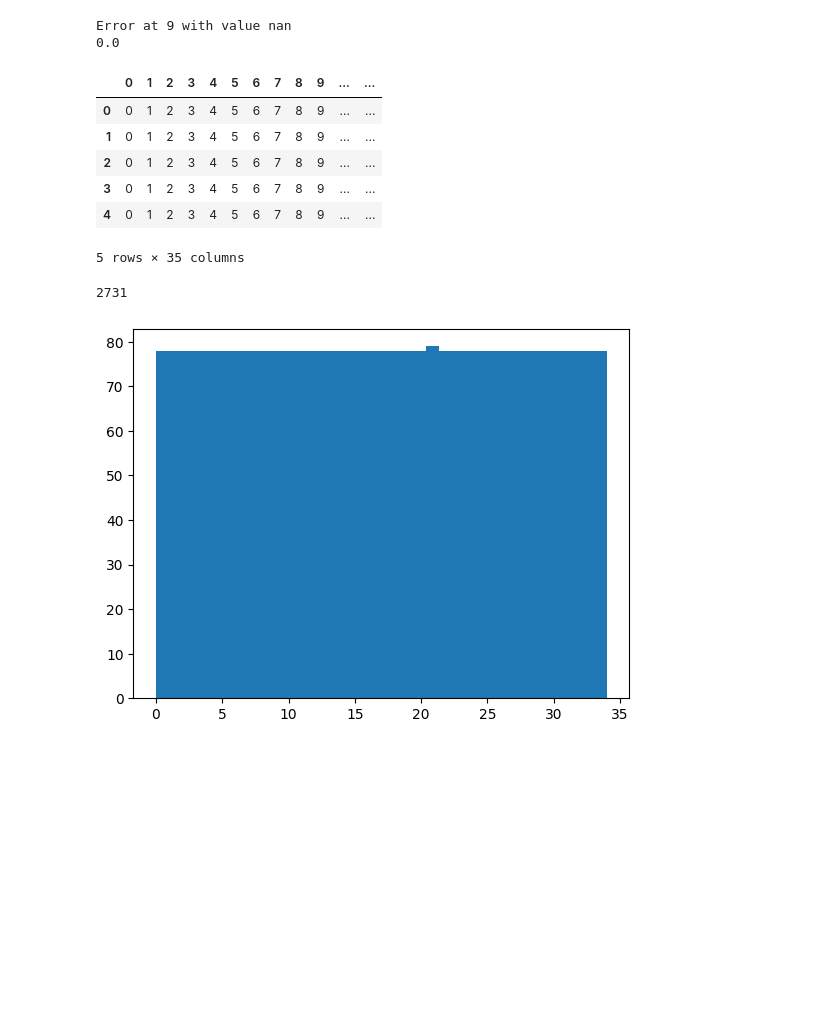
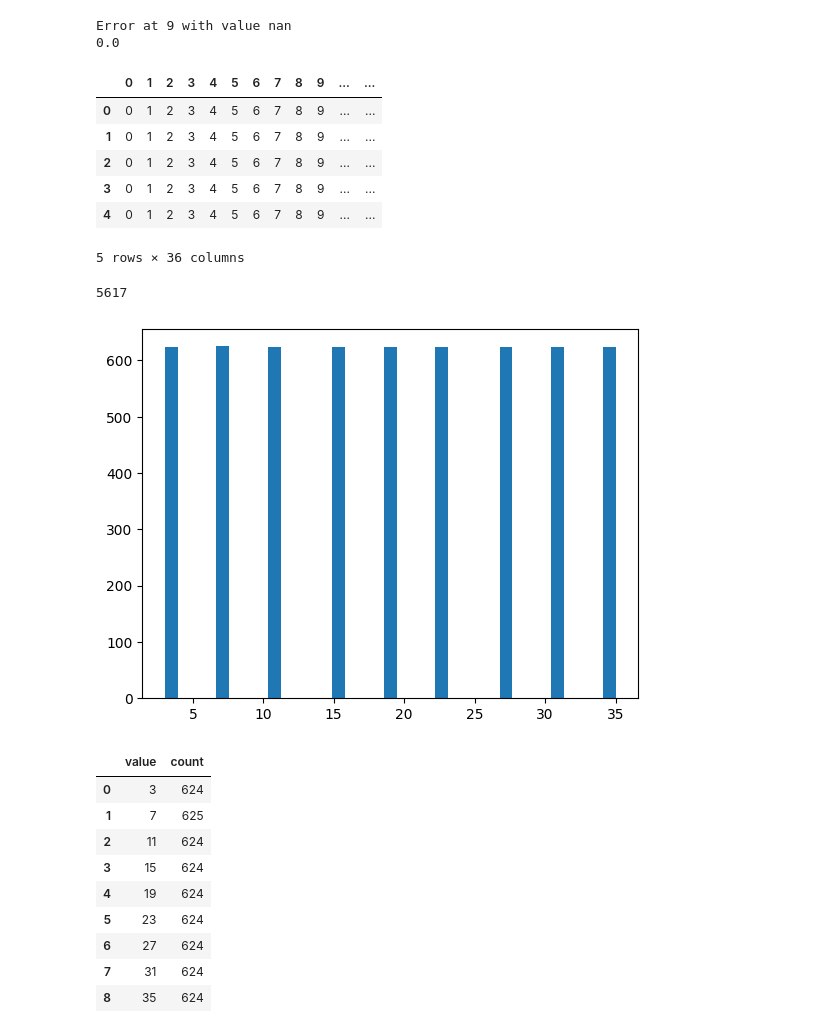
Before and after one commit to JoeyShapiro/GPT-Scratch-TimeSeries, a Jupyter notebook: data.ipynb, the cells around one changed output. Saved outputs shown, nothing was run; the diff lists cells and outputs as text; code cells hidden in the pictures; blank space fills up the shorter version.

```diff
--- a/data.ipynb
+++ b/data.ipynb
@@ -111,7 +112,7 @@ import numpy as np
 import pandas as pd
 
 # create row of 35 values from 0 to 34
-row = np.arange(35)
+row = np.arange(36)
 
 # repeat a bunch of times
 df = pd.DataFrame(np.tile(row, (10000, 1)))
@@ -123,36 +124,54 @@ tokens = df.values.flatten()
 dataset = []
 real = []
 max_length = 512
-stride = 128
+stride = 65 # 64 -> 3 7 11 15 19 23 27 31 35
 for i in range(0, len(tokens) - max_length, stride):
     sequence = tokens[i:i + max_length]
     if len(sequence) == max_length:
         input_sequence = np.array(sequence[:-1])#, dtype=np.int64) # dont include the last token
         target_sequence = np.array(sequence[1:])#, dtype=np.int64) # dont include the first token
 
         dataset.append({
             'input_ids': input_sequence,
             'labels': target_sequence
         })
         real.append(target_sequence[-1])
 
 print(len(dataset))
 
 # get the distribution of the last token and put in histogram
 import matplotlib.pyplot as plt
 plt.hist(real, bins=35)
 plt.show()
 
 # check distribution of dataset values
 # if the distribution is the same as the original dataset, then the dataset is good
 # if the dist of the last is equal, then the dataset should follow
+
+# put unique values in a dataframe
+unique = set(real)
+df = pd.DataFrame(real, columns=['value'])
+df['count'] = 1
+df = df.groupby('value').count().reset_index()
+# df.drop(columns=['value'], inplace=True)
+display(df)
 # %% [output]
 |  | 0 | 1 | 2 | 3 | 4 | 5 | 6 | 7 | 8 | 9 | ... | ... |
 | 0 | 0 | 1 | 2 | 3 | 4 | 5 | 6 | 7 | 8 | 9 | ... | ... |
 | 1 | 0 | 1 | 2 | 3 | 4 | 5 | 6 | 7 | 8 | 9 | ... | ... |
 | 2 | 0 | 1 | 2 | 3 | 4 | 5 | 6 | 7 | 8 | 9 | ... | ... |
 | 3 | 0 | 1 | 2 | 3 | 4 | 5 | 6 | 7 | 8 | 9 | ... | ... |
 | 4 | 0 | 1 | 2 | 3 | 4 | 5 | 6 | 7 | 8 | 9 | ... | ... |
-5 rows × 35 columns
+5 rows × 36 columns
-2731
+5617
-[figure, old version]
+[figure, new version]
+|  | value | count |
+| 0 | 3 | 624 |
+| 1 | 7 | 625 |
+| 2 | 11 | 624 |
+| 3 | 15 | 624 |
+| 4 | 19 | 624 |
+| 5 | 23 | 624 |
+| 6 | 27 | 624 |
+| 7 | 31 | 624 |
+| 8 | 35 | 624 |
```
Also changed, not shown: parts of 1 cell of this notebook, 1 other file.
